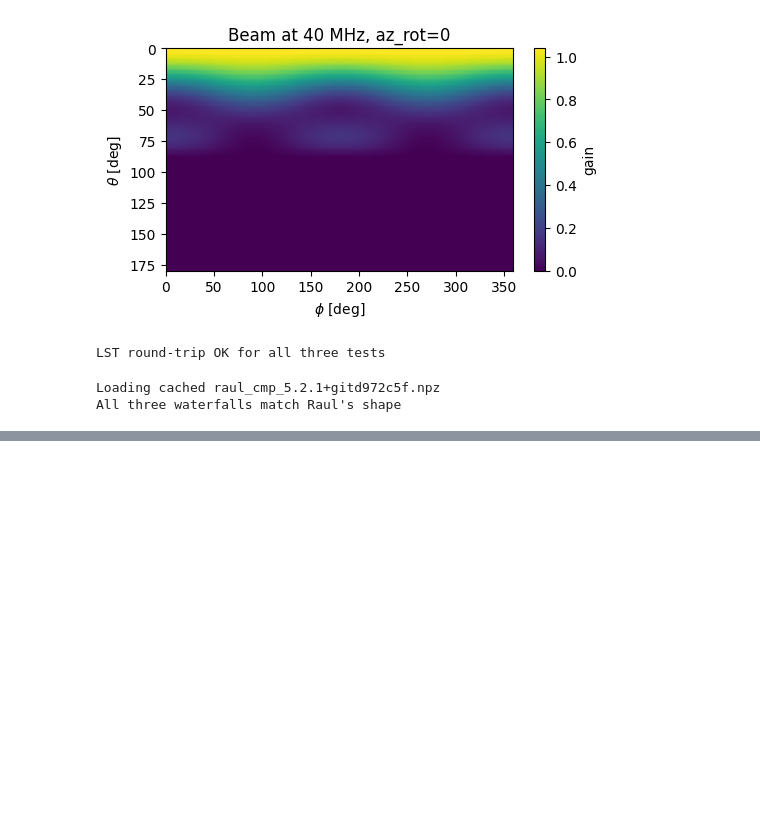
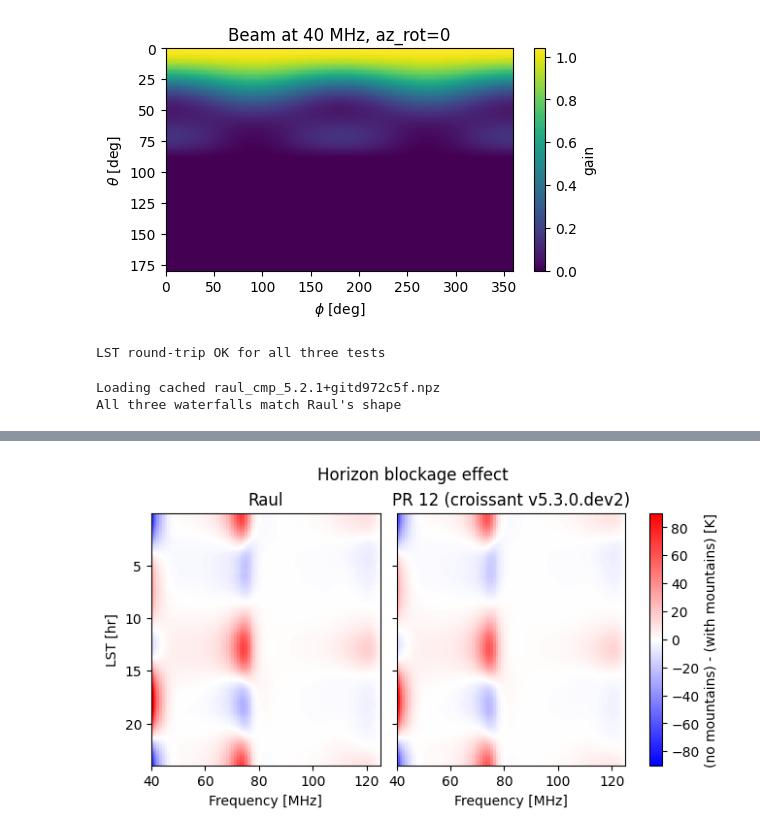
Before and after one commit to MIST-Experiment/mistsim, a Jupyter notebook: notebooks/sim_comparisons/raul_comparison.ipynb, the cells around one changed output, grey strips where cells are left out. Drawn from its saved outputs; the diff is of its cells as text; code cells hidden in the pictures; blank space fills up the shorter version.

```diff
--- a/notebooks/sim_comparisons/raul_comparison.ipynb
+++ b/notebooks/sim_comparisons/raul_comparison.ipynb
@@ -267,0 +396,21 @@ All three waterfalls match Raul's shape
+# %%
+fig, axs = plt.subplots(
+    nrows=1, ncols=1 + len(runs), figsize=(3.2 * (1 + len(runs)), 3.6),
+    sharey=True, constrained_layout=True,
+)
+ext = [freqs[0], freqs[-1], lsts[0][-1], lsts[0][0]]
+kw = dict(extent=ext, interpolation="none", aspect="auto",
+          cmap="bwr", vmin=-90, vmax=90)
+im = axs[0].imshow(raul[1] - raul[0], **kw)
+axs[0].set_title("Raul")
+axs[0].set_ylabel("LST [hr]")
+for ax, run in zip(axs[1:], runs):
+    ax.imshow(run["data"][1] - run["data"][0], **kw)
+    ax.set_title(run["label"])
+for ax in axs:
+    ax.set_xlabel("Frequency [MHz]")
+fig.colorbar(im, ax=axs, label="(no mountains) - (with mountains) [K]")
+fig.suptitle("Horizon blockage effect")
+plt.show()
+# %% [output]
+[figure, added]
```
Also changed, not shown: parts of 5 cells of this notebook.
